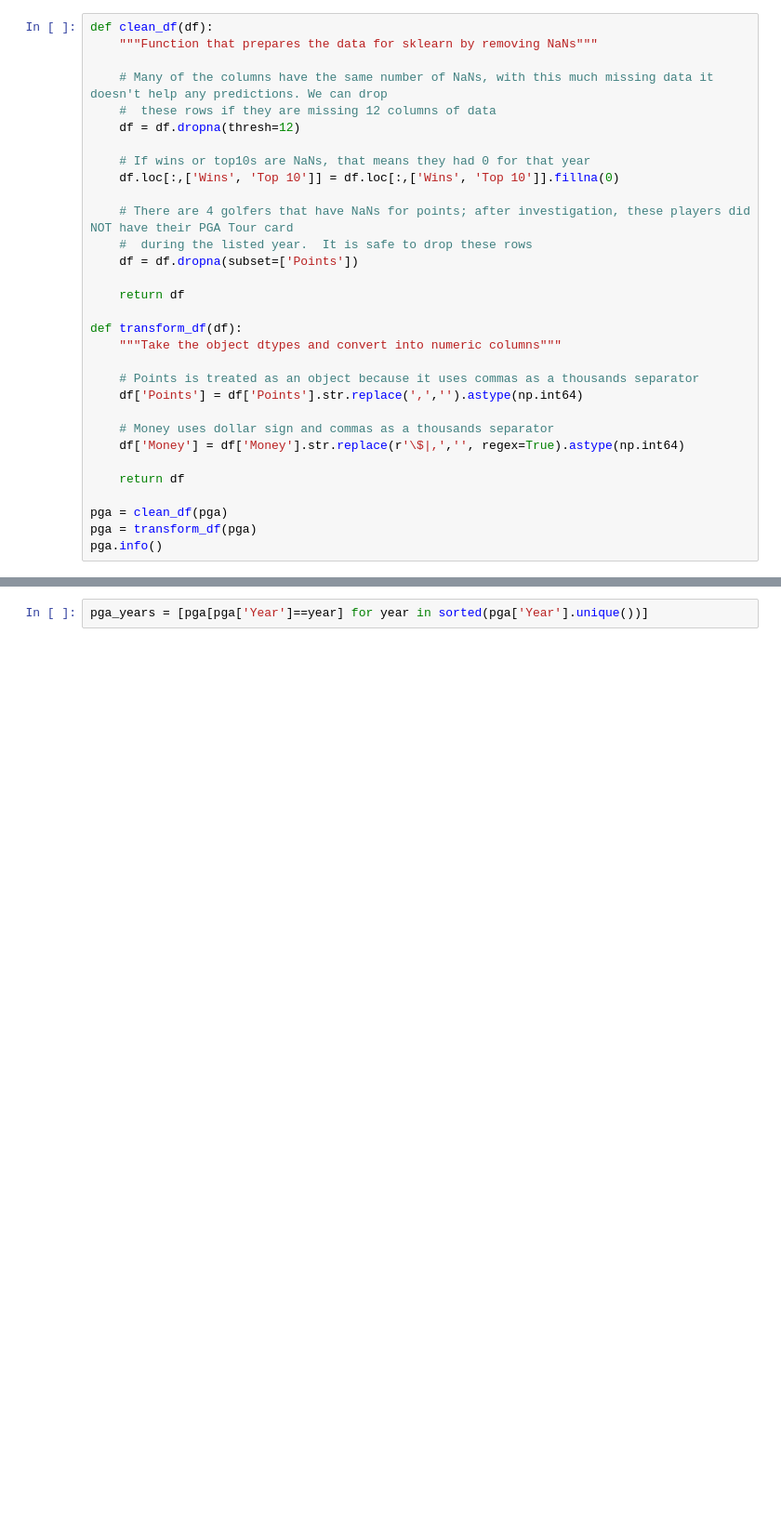
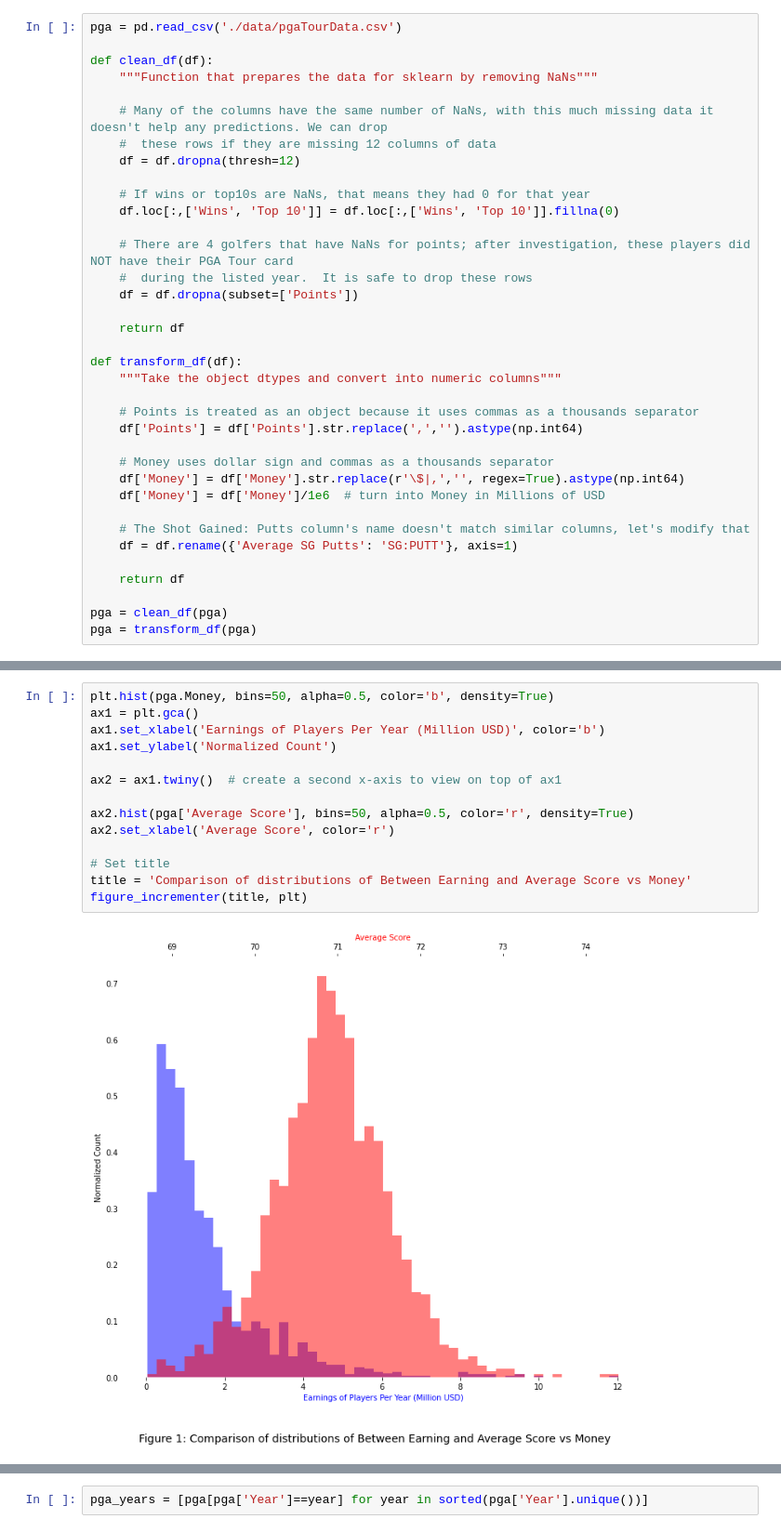
Before and after one commit to jbaviation/PGA-Analysis-2010-2018, a Jupyter notebook: PGA_Analysis.ipynb, the cells around one changed output, grey strips where cells are left out. Shown at 93% size. Saved outputs shown, nothing was run; the diff lists cells and outputs as text; blank space fills up the shorter version.

Commit message:
initial reading, cleaning and analysis of data was performed within PGA_Analysis.ipynb notebook.  Future possibilities are listed at the end of the notebook.

```diff
--- a/PGA_Analysis.ipynb
+++ b/PGA_Analysis.ipynb
@@ -33,4 +81,6 @@ To start the ***Data Preparation*** <a name="dm3"></a><a name="dm31"></a> proces
 # %%
+pga = pd.read_csv('./data/pgaTourData.csv')
+
 def clean_df(df):
     """Function that prepares the data for sklearn by removing NaNs"""
 
@@ -55,10 +105,13 @@ def transform_df(df):
 
     # Money uses dollar sign and commas as a thousands separator
     df['Money'] = df['Money'].str.replace(r'\$|,','', regex=True).astype(np.int64)
+    df['Money'] = df['Money']/1e6  # turn into Money in Millions of USD
+
+    # The Shot Gained: Putts column's name doesn't match similar columns, let's modify that
+    df = df.rename({'Average SG Putts': 'SG:PUTT'}, axis=1)
 
     return df
 
 pga = clean_df(pga)
 pga = transform_df(pga)
-pga.info()
 # %% [output]
@@ -86,0 +127,16 @@ See the caveats in the documentation: https://pandas.pydata.org/pandas-docs/stab
+# %%
+plt.hist(pga.Money, bins=50, alpha=0.5, color='b', density=True)
+ax1 = plt.gca()
+ax1.set_xlabel('Earnings of Players Per Year (Million USD)', color='b')
+ax1.set_ylabel('Normalized Count')
+
+ax2 = ax1.twiny()  # create a second x-axis to view on top of ax1
+
+ax2.hist(pga['Average Score'], bins=50, alpha=0.5, color='r', density=True)
+ax2.set_xlabel('Average Score', color='r')
+
+# Set title
+title = 'Comparison of distributions of Between Earning and Average Score vs Money'
+figure_incrementer(title, plt)
+# %% [output]
+[figure, added]
```
Also changed, not shown: parts of 43 cells of this notebook, 1 other file.
